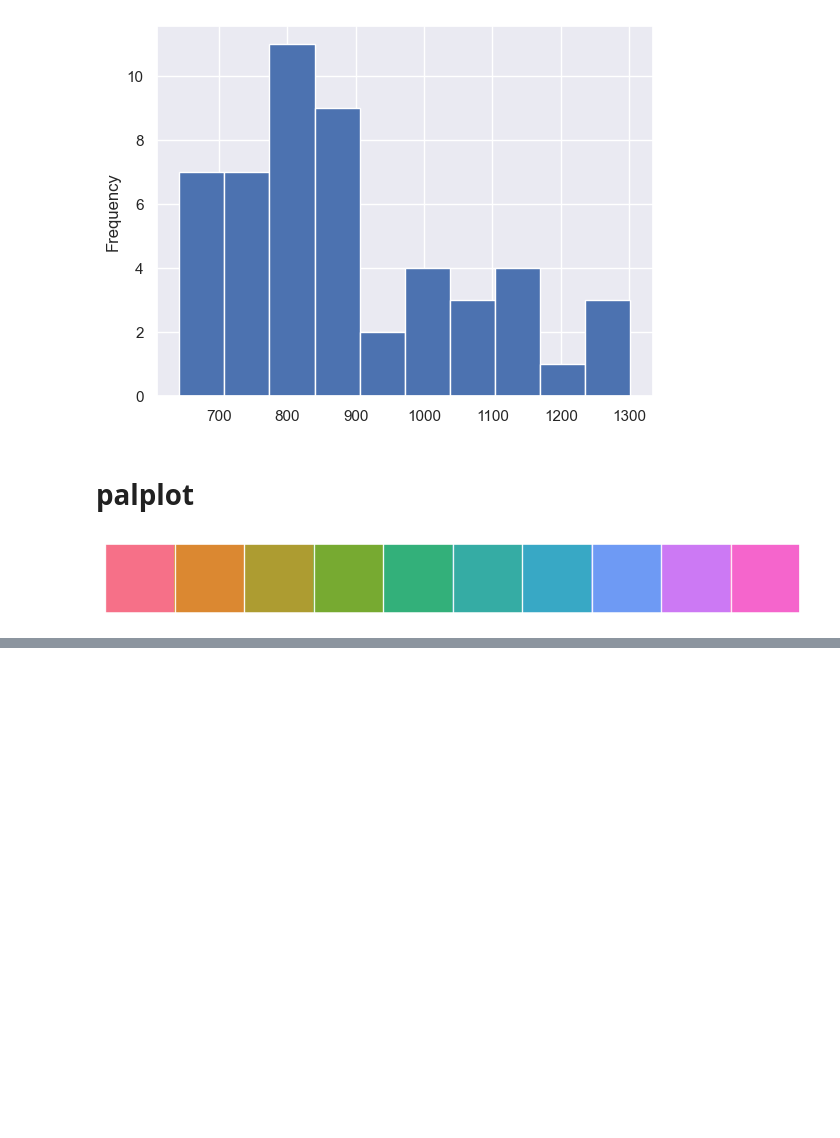
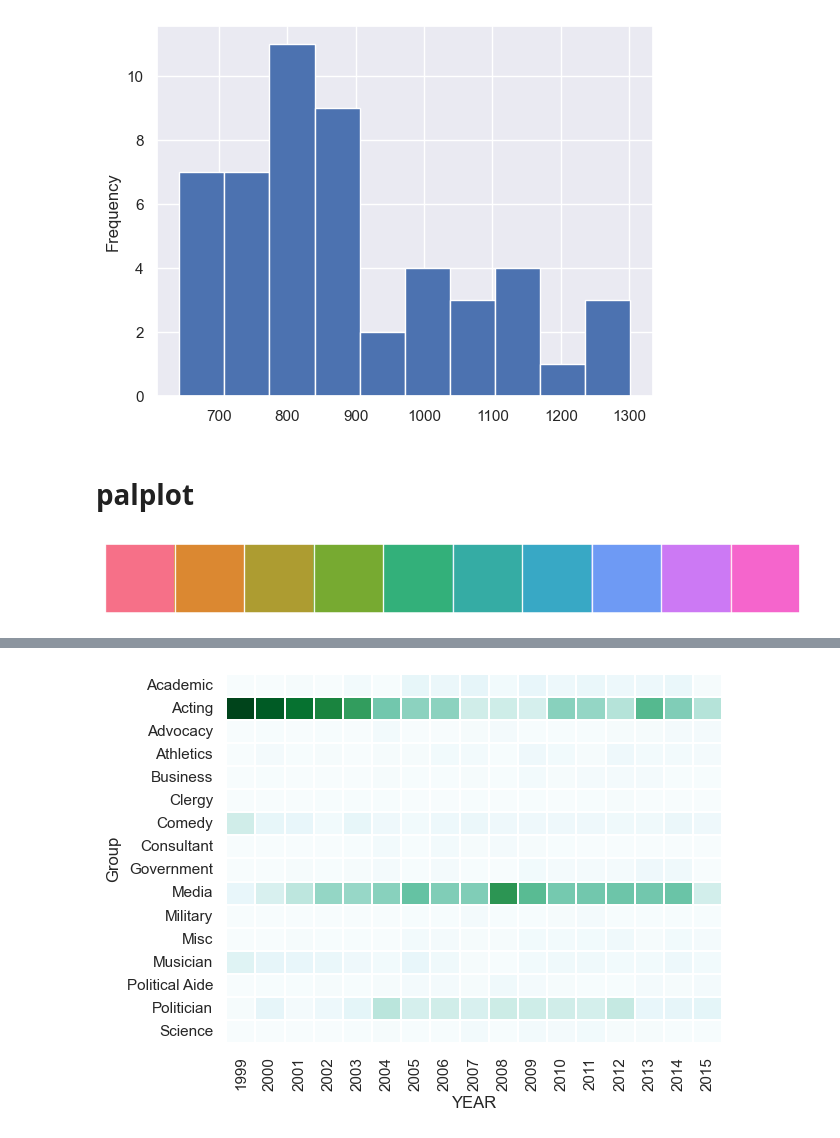
Before and after one commit to FranGiordano/machine-learning-datacamp, a Jupyter notebook: practice/seaborn.ipynb, the cells around one changed output, grey strips where cells are left out. Cells and saved outputs as stored; diff of their text form; code cells hidden in the pictures; blank space fills up the shorter version.

```diff
--- a/practice/seaborn.ipynb
+++ b/practice/seaborn.ipynb
@@ -244,0 +273,12 @@ NameError: name 'df' is not defined
+# %%
+# Create the crosstab DataFrame
+pd_crosstab = pd.crosstab(daily_show["Group"], daily_show["YEAR"])
+
+# Plot a heatmap of the table with no color bar and using the BuGn palette
+sns.heatmap(pd_crosstab, cbar=False, cmap="BuGn", linewidths=0.3)
+
+# Rotate tick marks for visibility
+plt.yticks(rotation=0)
+plt.xticks(rotation=90);
+# %% [output]
+[figure, added]
```
Also changed, not shown: parts of 18 cells of this notebook.
